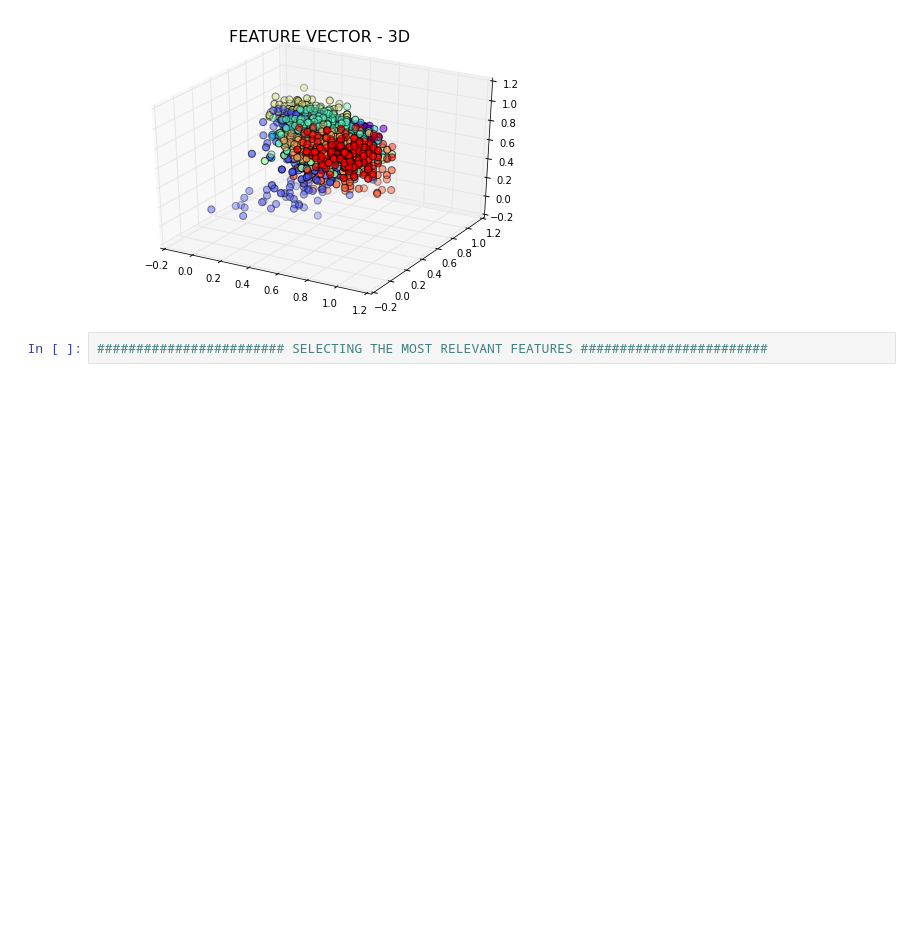
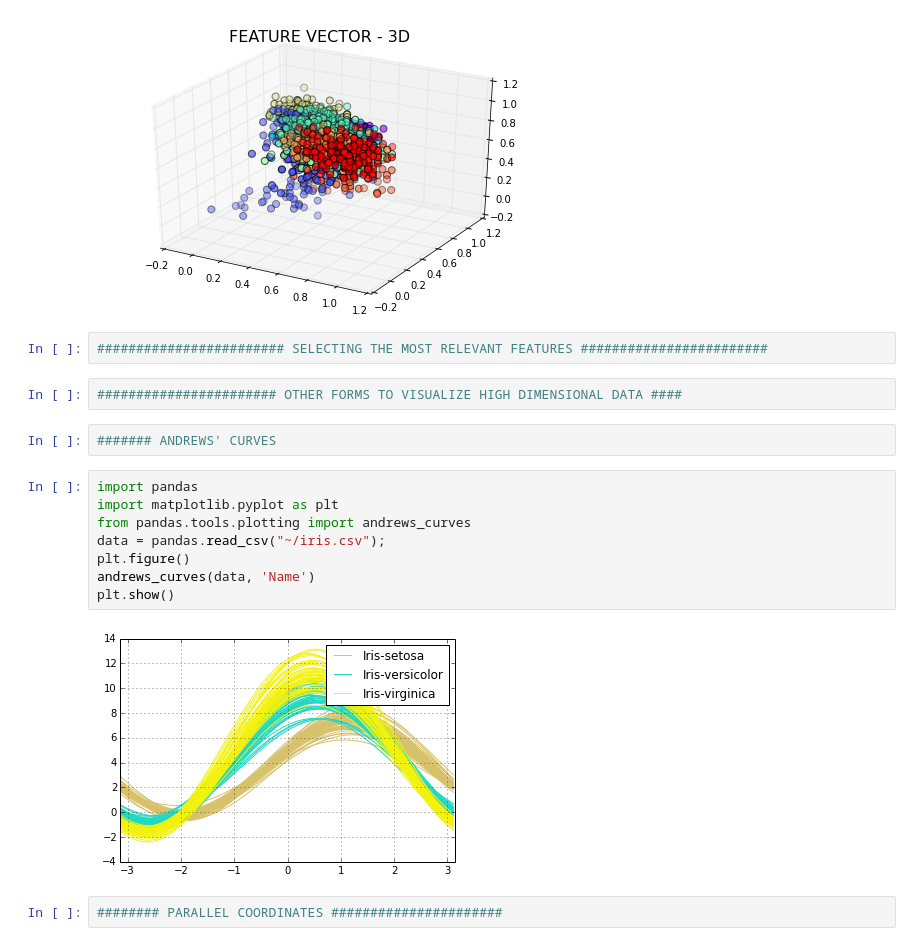
Before and after one commit to denniscf/Visualization, a Jupyter notebook: Visualizing_High_Dimensional_Data.ipynb, the cells around one changed output. Saved outputs shown, nothing was run; the diff lists cells and outputs as text; blank space fills up the shorter version.

Commit message:
Adding plots section

```diff
--- a/Visualizing_High_Dimensional_Data.ipynb
+++ b/Visualizing_High_Dimensional_Data.ipynb
@@ -258,3 +258,19 @@ BuildFeatureVector(digits, True, True)
 [figure]
 # %%
 ######################## SELECTING THE MOST RELEVANT FEATURES ########################
+# %%
+####################### OTHER FORMS TO VISUALIZE HIGH DIMENSIONAL DATA ####
+# %%
+####### ANDREWS' CURVES
+# %%
+import pandas
+import matplotlib.pyplot as plt
+from pandas.tools.plotting import andrews_curves
+data = pandas.read_csv("~/iris.csv");
+plt.figure()
+andrews_curves(data, 'Name')
+plt.show()
+# %% [output]
+[figure, added]
+# %%
+######## PARALLEL COORDINATES ######################
```
Also changed, not shown: parts of 5 cells of this notebook.
